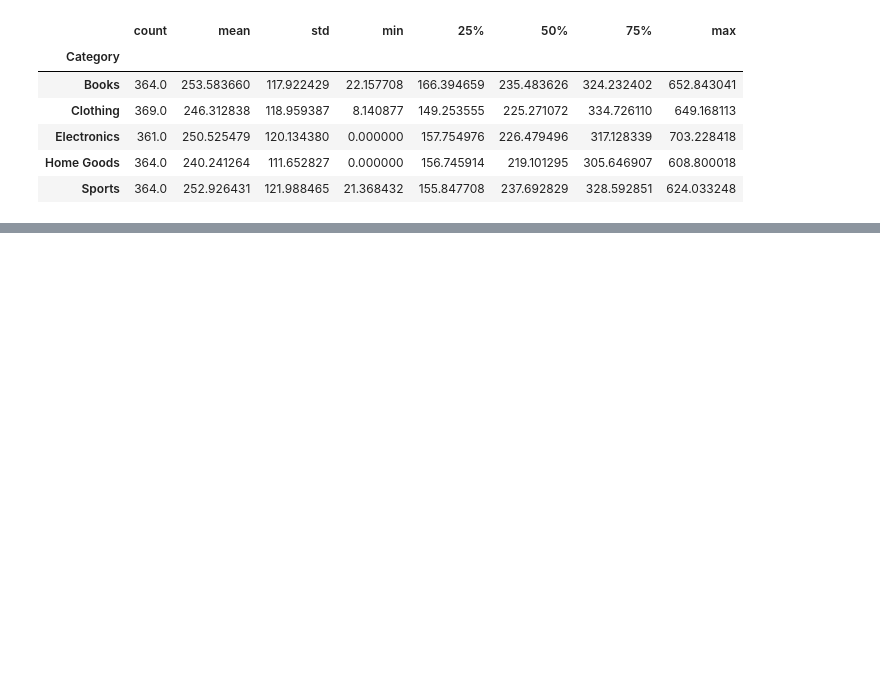
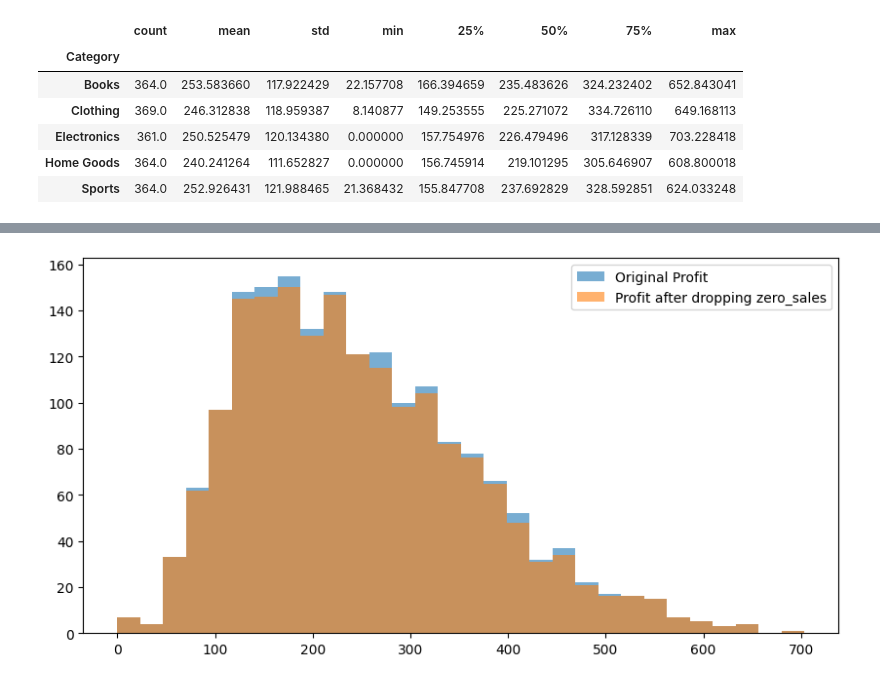
Before and after one commit to alinazainab/EDA-Report-for-Retail_Sales-data, a Jupyter notebook: EDA.ipynb, the cells around one changed output, grey strips where cells are left out. Saved outputs shown, nothing was run; the diff lists cells and outputs as text; code cells hidden in the pictures; blank space fills up the shorter version.

Commit message:
dropped zero-sale rows

```diff
--- a/EDA.ipynb
+++ b/EDA.ipynb
@@ -107,8 +107,8 @@ Skewness of Profit column:  0.6702121466996879
 | Sports | 364.0 | 252.926431 | 121.988465 | 21.368432 | 155.847708 | 237.692829 | 328.592851 | 624.033248 |
 # %%
 # Dropping rows with values NaN?, Nan, Null
-df = df.replace(['NaN?', 'Nan', 'Null', ' '], np.nan)
-df.dropna()
+df_non_null = df.replace(['NaN?', 'Nan', 'Null', ' '], np.nan)
+df_non_null.dropna()
 # %% [output]
 |  | Date | Category | Sales | Quantity | Profit | Region |
 | 0 | 2023-01-01 | Electronics | 1149.014246 | 11.0 | 383.664245 | North |
@@ -185,0 +162,3 @@ Total rows:
+# %%
+clear_df = df_non_null[~((df_non_null['Sales']==0)& (df_non_null['Profit']!=0) & (df_non_null['Quantity'] != 0))]
+print(clear_df.describe())
@@ -185,0 +175,17 @@ Total rows:
+# %%
+# Visual representation of data before and after dropping rows
+fig, axes = plt.subplots( figsize=(10,5))
+
+# Histogram before dropping zero_sale rows
+axes.hist(df['Profit'], bins=30, alpha=0.6, label="Original Profit")
+# axes[0].set_title("Profit including zero_sales rows")
+
+# Profit histogram after dropping zero_Sale rows
+axes.hist(clear_df['Profit'], bins=30, alpha=0.6, label="Profit after dropping zero_sales")
+# axes[1].set_title("Profit with non-zero sale rows")
+
+# plt.tight_layout()
+plt.legend()
+plt.show()
+# %% [output]
+[figure, added]
```
Also changed, not shown: parts of 8 cells of this notebook.
